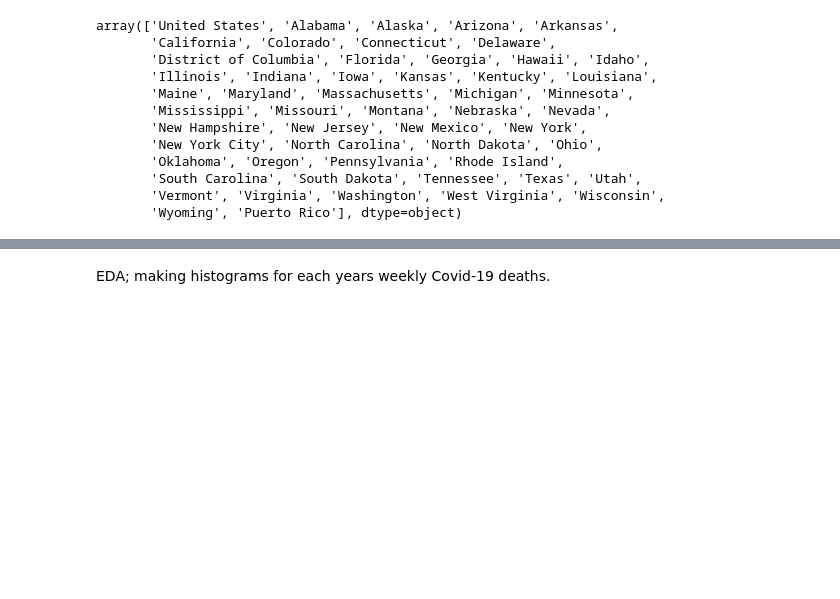
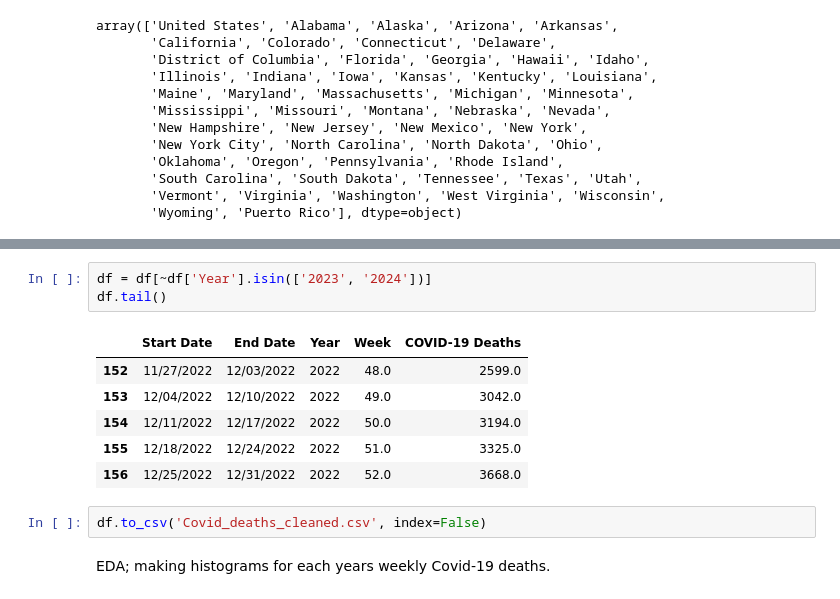
Before and after one commit to carolinehagood/covid-project, a Jupyter notebook: Cleaning_Covid_Death_Data.ipynb, the cells around one changed output, grey strips where cells are left out. Drawn from its saved outputs; the diff is of its cells as text; blank space fills up the shorter version.

```diff
--- a/Cleaning_Covid_Death_Data.ipynb
+++ b/Cleaning_Covid_Death_Data.ipynb
@@ -123,3 +126,15 @@ df['Week'].isna().sum()
+# %%
+df = df[~df['Year'].isin(['2023', '2024'])]
+df.tail()
+# %% [output]
+|  | Start Date | End Date | Year | Week | COVID-19 Deaths |
+| 152 | 11/27/2022 | 12/03/2022 | 2022 | 48.0 | 2599.0 |
+| 153 | 12/04/2022 | 12/10/2022 | 2022 | 49.0 | 3042.0 |
+| 154 | 12/11/2022 | 12/17/2022 | 2022 | 50.0 | 3194.0 |
+| 155 | 12/18/2022 | 12/24/2022 | 2022 | 51.0 | 3325.0 |
+| 156 | 12/25/2022 | 12/31/2022 | 2022 | 52.0 | 3668.0 |
+# %%
+df.to_csv('Covid_deaths_cleaned.csv', index=False)
 # %% [markdown]
 EDA; making histograms for each years weekly Covid-19 deaths.
 # %%
```
Also changed, not shown: parts of 5 cells of this notebook.
